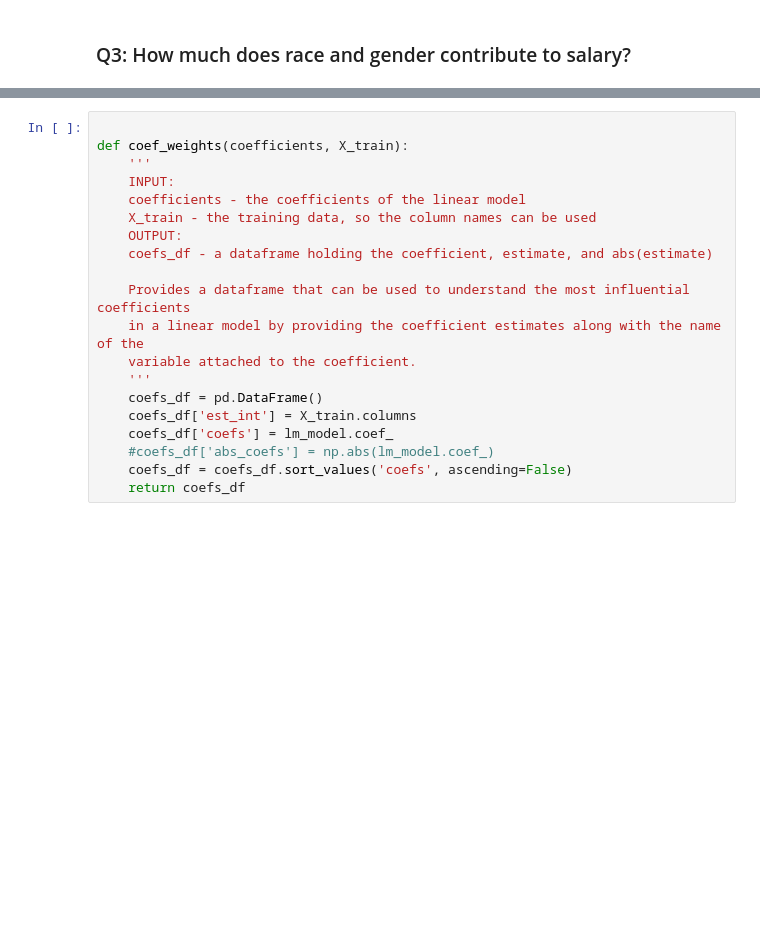
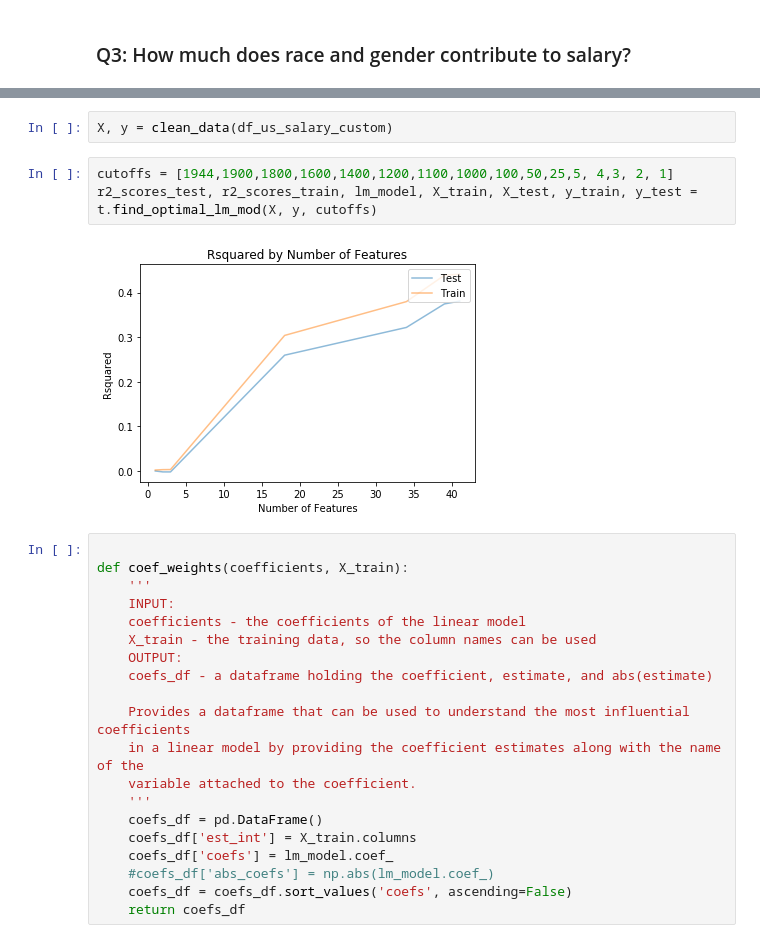
Before and after one commit to asfedu90/BlogPost, a Jupyter notebook: Blog Post.ipynb, the cells around one changed output, grey strips where cells are left out. Drawn from its saved outputs; the diff is of its cells as text; blank space fills up the shorter version.

```diff
--- a/Blog Post.ipynb
+++ b/Blog Post.ipynb
@@ -348,3 +240,10 @@ test_score, train_score, lm_model, X_train, X_test, y_train, y_test = clean_fit_
+# %%
+X, y = clean_data(df_us_salary_custom)
+# %%
+cutoffs = [1944,1900,1800,1600,1400,1200,1100,1000,100,50,25,5, 4,3, 2, 1]
+r2_scores_test, r2_scores_train, lm_model, X_train, X_test, y_train, y_test = t.find_optimal_lm_mod(X, y, cutoffs)
+# %% [output]
+[figure, added]
 # %%
 
 def coef_weights(coefficients, X_train):
```
Also changed, not shown: parts of 16 cells of this notebook, 2 other files.
